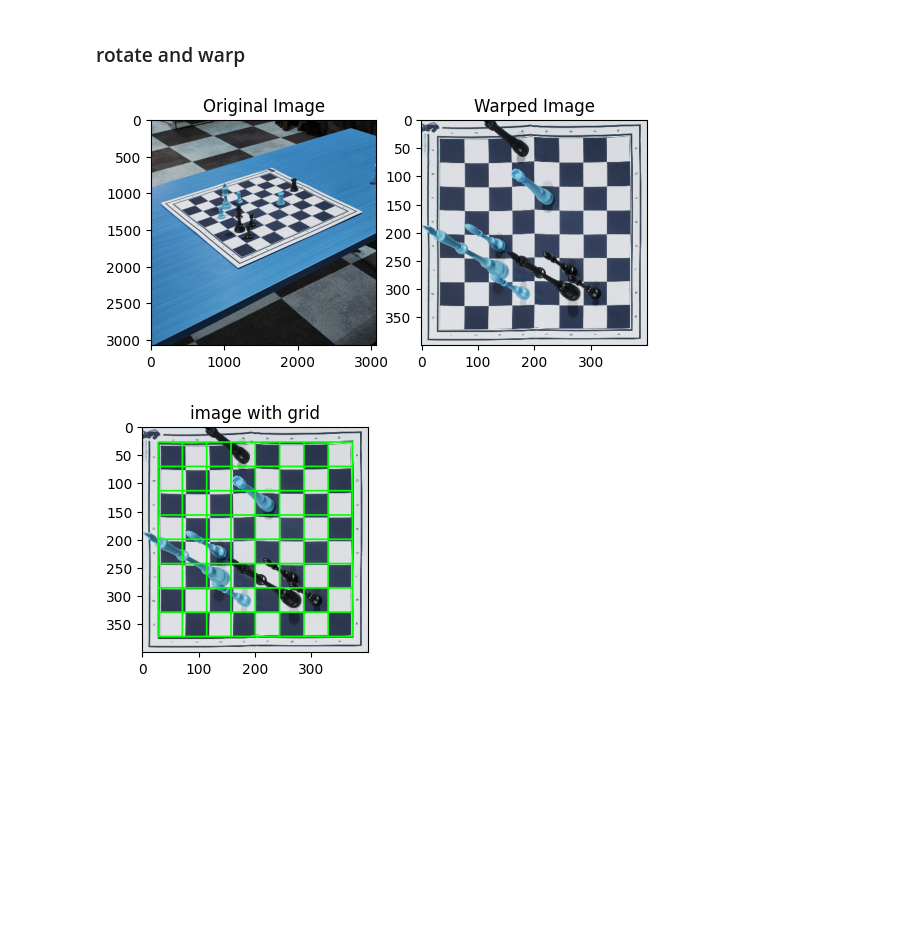
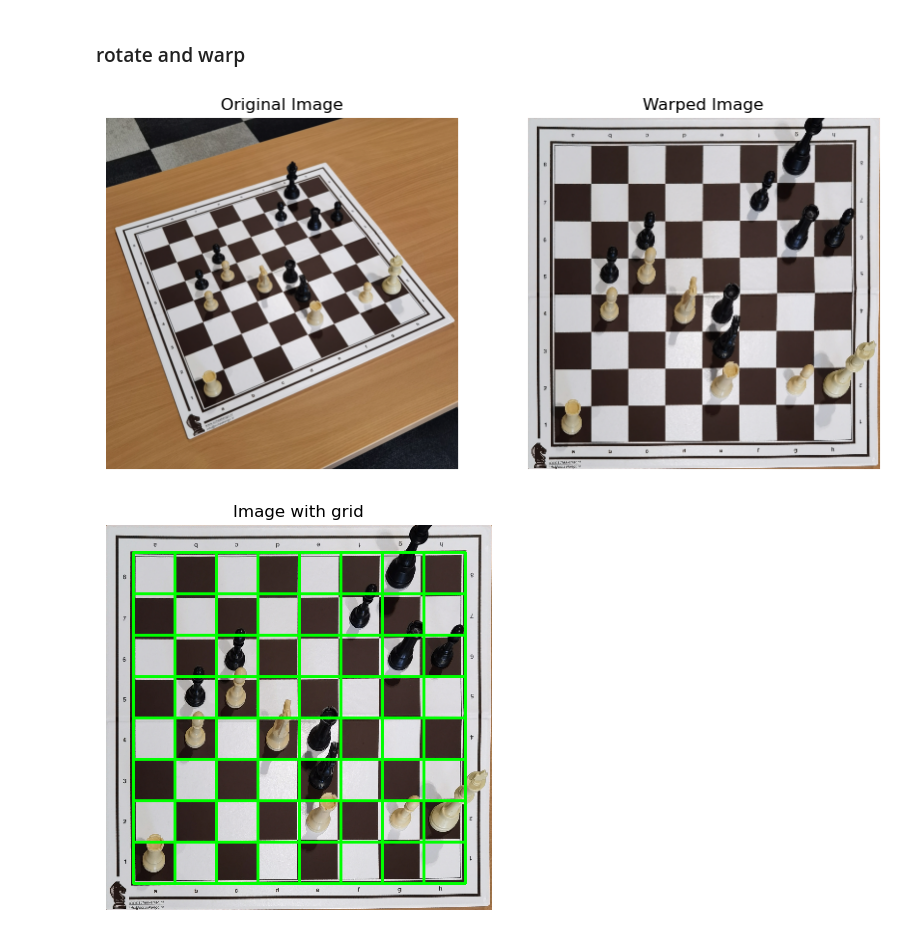
Before and after one commit to wesdpre/-Detect_the_chess_board_and_chess_pieces, a Jupyter notebook: chess-recognition-pipeline.ipynb, the cells around one changed output. Cells and saved outputs as stored; diff of their text form; code cells hidden in the pictures; blank space fills up the shorter version.

```diff
--- a/chess-recognition-pipeline.ipynb
+++ b/chess-recognition-pipeline.ipynb
@@ -9,9 +9,8 @@ from matplotlib import pyplot as plt
 dataDir = 'images' # Change this, according to your images' directory path
 # %%
 # Open image
-image = cv2.imread(os.path.join(dataDir, 'G078_IMG092.jpg')) # Change this, according to your image's path
+image = cv2.imread(os.path.join(dataDir, 'G000_IMG062.jpg')) # Change this, according to your image's path
 
-cv2.imshow("Image", image)
-
-cv2.waitKey(0)
-cv2.destroyAllWindows()
+# cv2.imshow("Image", image)
+# cv2.waitKey(0)
+# cv2.destroyAllWindows()
@@ -36,8 +32,8 @@ chess_contour = get_contours(filtered_images, show=True,  kernel_size=(25,25) ,
 # %%
 warped_image = rotate_and_crop(filtered_images, chess_contour[0][1], show=True)
 # %% [output]
-[figure, old version]
+[figure, new version]
 # %%
-chesboard_grids(warped_image, show = True)
+grid_image = chesboard_grids(warped_image, show = True)
 # %% [output]
-[figure, old version]
+[figure, new version]
```
Also changed, not shown: parts of 4 cells of this notebook, 1 other file.
